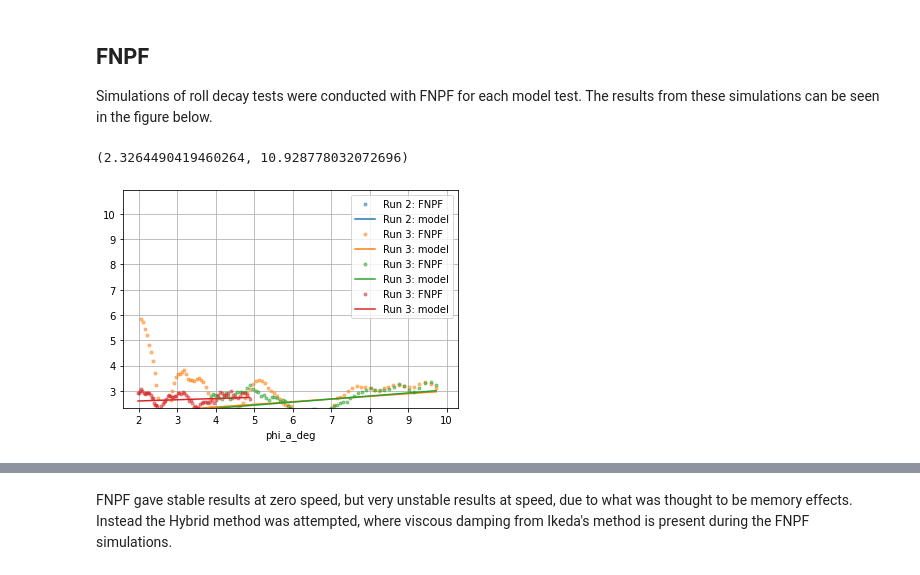
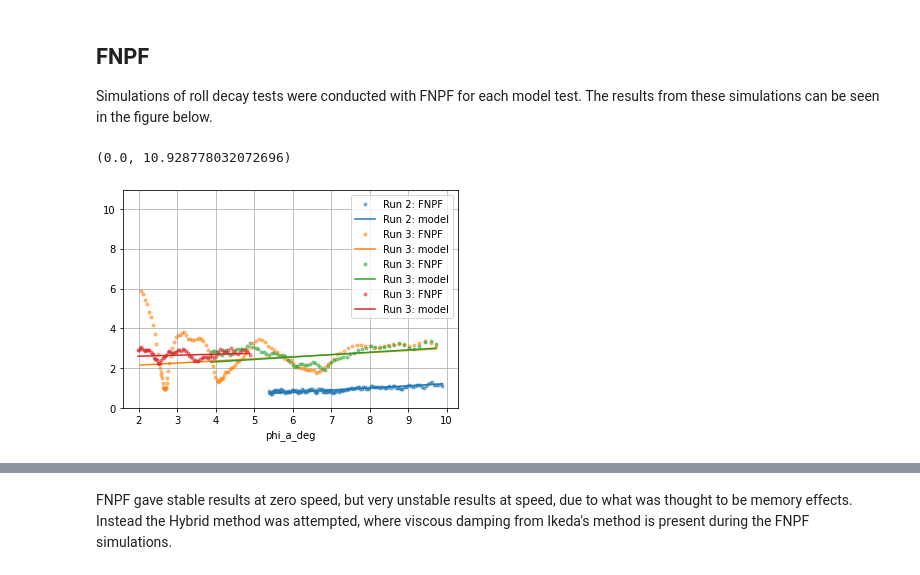
Before and after one commit to martinlarsalbert/Prediction-of-roll-motion-using-fully-nonlinear-potential-flow-and-Ikedas-method, a Jupyter notebook: reports/ISOPE_outline/01.1.outline.ipynb, the cells around one changed output, grey strips where cells are left out. Saved outputs shown, nothing was run; the diff lists cells and outputs as text; code cells hidden in the pictures.

```diff
--- a/reports/ISOPE_outline/01.1.outline.ipynb
+++ b/reports/ISOPE_outline/01.1.outline.ipynb
@@ -460,7 +461,7 @@ df_results = examples.mdl.gather_results(models)
 # %%
 amplitudes = examples.mdl.analyze_amplitudes(models=models)
 # %%
-def plot_amplitudes(df_amplitudes, source='model test', ax=None):
+def plot_amplitudes(df_amplitudes, paper_name, source='model test', ax=None, **kwargs):
 
     if ax is None:
         fig,ax=plt.subplots()
@@ -468,8 +469,9 @@ def plot_amplitudes(df_amplitudes, source='model test', ax=None):
     df_amplitudes.sort_values(by='phi_a', inplace=True)
     df_amplitudes['phi_a_deg'] = np.rad2deg(df_amplitudes['phi_a'])
 
-    label='Run %i: %s' % (row.paper_name, source)
-    df_amplitudes.plot(x='phi_a_deg', y='B', label=label, style='.', alpha=0.5, ax=ax)
+    label='Run %i: %s' % (paper_name, source)
+
+    df_amplitudes.plot(x='phi_a_deg', y='B', label=label, style='.', alpha=0.5, ax=ax, **kwargs)
     color=ax.get_lines()[-1].get_color()
     label='Run %i: model' % row.paper_name
     df_amplitudes.plot(x='phi_a_deg', y='B_model', label=label, color=color, style='-', ax=ax)
@@ -479,9 +481,10 @@ def plot_amplitudes(df_amplitudes, source='model test', ax=None):
 fig,ax=plt.subplots()
 for id,row in df_results.iterrows():
     df_amplitudes = amplitudes[id].copy()
-    plot_amplitudes(df_amplitudes=df_amplitudes, ax=ax)
+    plot_amplitudes(df_amplitudes=df_amplitudes, paper_name = row.paper_name, ax=ax)
 
 y_lim_motions = list(ax.get_ylim())
+y_lim_motions[0]=0
 y_lim_motions[1]*=1.05
 ax.set_ylim(y_lim_motions)
 ax.grid(True)
@@ -490,13 +492,0 @@ ax.grid(True)
-# %%
-## Plotting:
-fig,ax=plt.subplots()
-for id,row in df_results.iterrows():
-    df_amplitudes = amplitudes[id].copy()
-    df_amplitudes['phi_a_deg'] = np.rad2deg(df_amplitudes['phi_a'])
-
-    label='Run %i: model test' % row.paper_name
-    df_amplitudes.plot(x='phi_a', y='omega0', label=label, style='.', ax=ax)
-ylim = ax.get_ylim()
-ax.set_ylim((2.4,1.1*ylim[1]))
-
-ax.grid(True)
@@ -571,14 +559,14 @@ df_results = df_results.astype(float)
 # %%
 amplitudes_motions = examples.mdl.analyze_amplitudes(models=models_motions)
 
 ## Plotting:
 fig,ax=plt.subplots()
 for id,row in df_results.loc[~mask_visc].iterrows():
     df_amplitudes = amplitudes_motions[id].copy()
     df_amplitudes.sort_values(by='phi_a', inplace=True)
     df_amplitudes['phi_a_deg'] = np.rad2deg(df_amplitudes['phi_a'])
-    plot_amplitudes(df_amplitudes=df_amplitudes, source='FNPF', ax=ax)
+    plot_amplitudes(df_amplitudes=df_amplitudes, paper_name = row.paper_name, source='FNPF', ax=ax)
 ax.set_ylim(y_lim_motions)
 # %% [output]
-(2.3264490419460264, 10.928778032072696)
+(0.0, 10.928778032072696)
-[figure, old version]
+[figure, new version]
```
Also changed, not shown: parts of 14 cells of this notebook, 1 other file.
